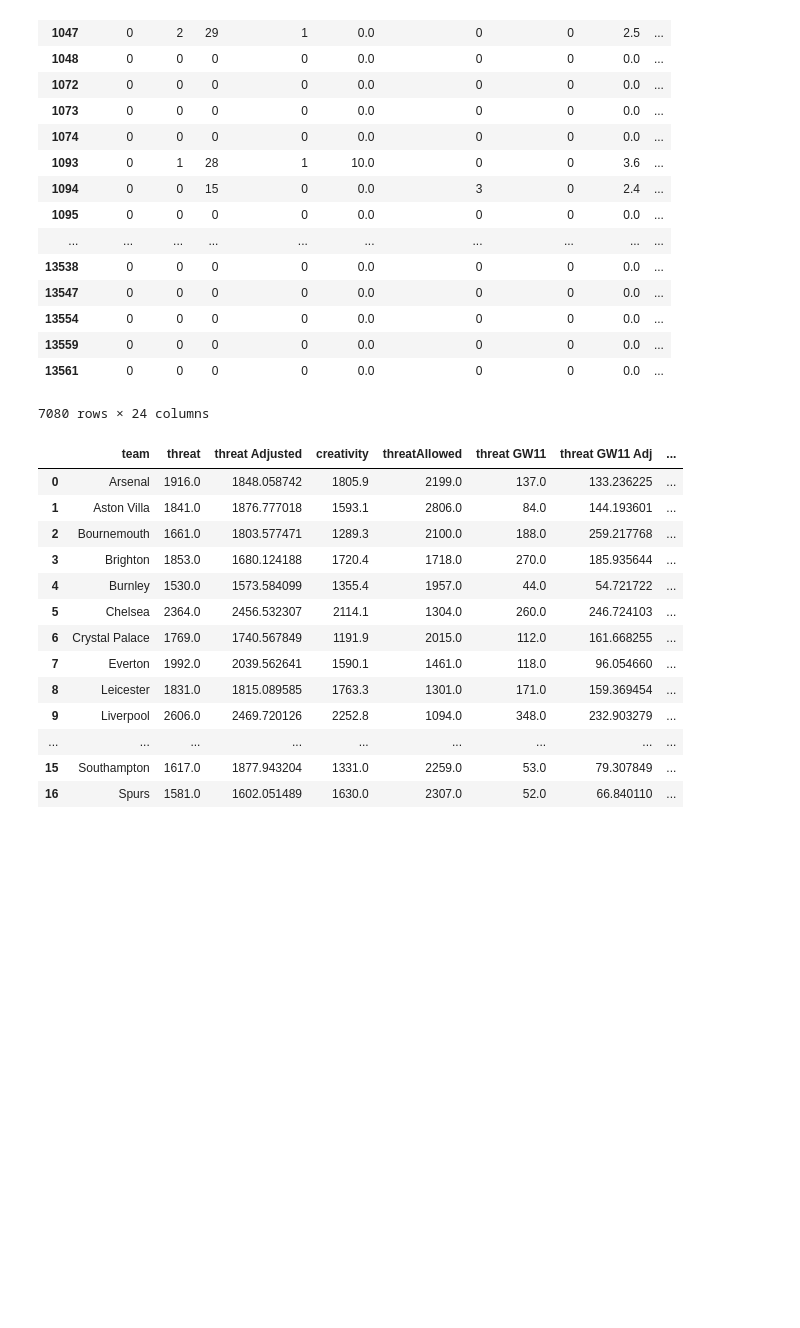
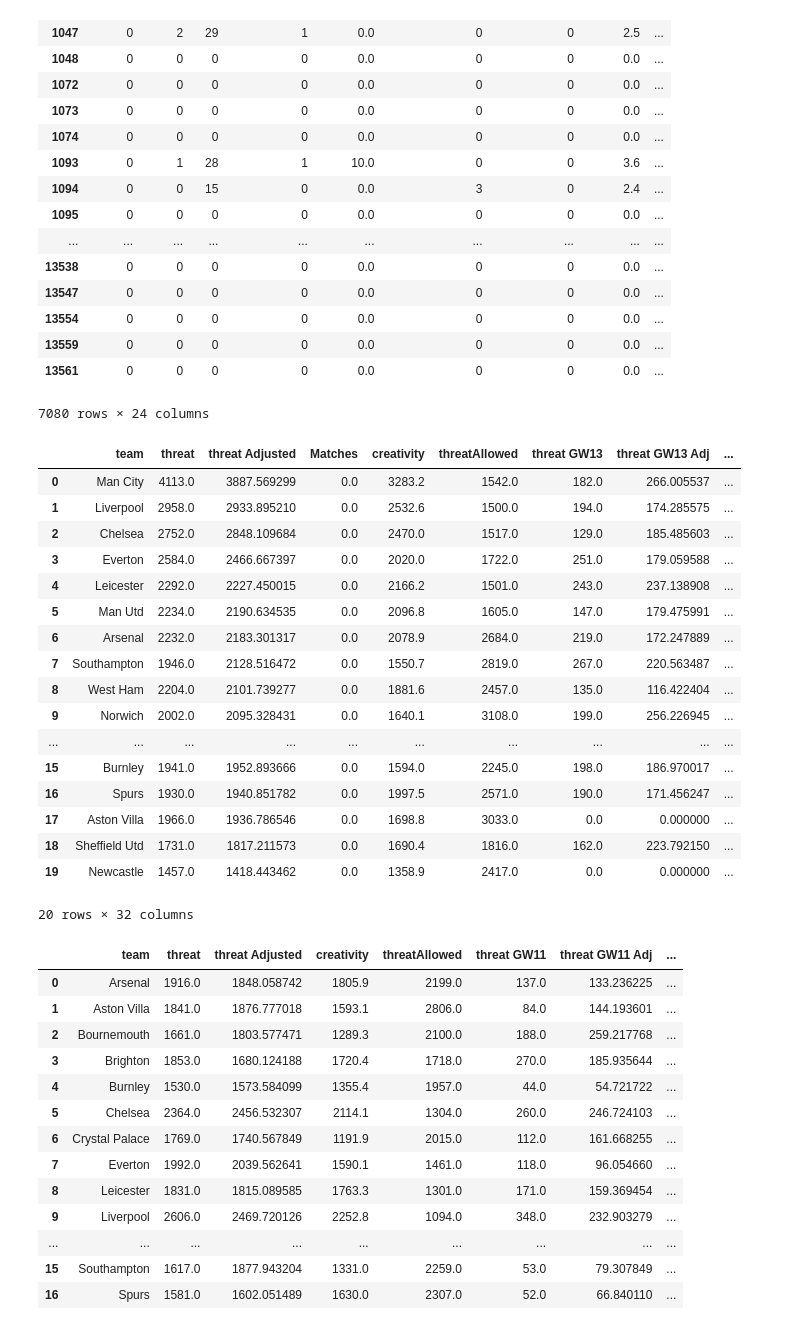
Before and after one commit to sminata/tikeve.github.io, a Jupyter notebook: brr.ipynb, the cells around one changed output. Drawn from its saved outputs; the diff is of its cells as text; code cells hidden in the pictures; blank space fills up the shorter version.

```diff
--- a/brr.ipynb
+++ b/brr.ipynb
@@ -125,13 +125,13 @@ def toint(a):
 
 #Figuring out ended lastGameweek   lastGW
 
-if Fixtures.at[1,'started'] == False:
+if Fixtures.at[1,'minutes'] != 90:
     lastGW = 0
-elif Fixtures.at[len(Fixtures)-1,'started'] == True:
+elif Fixtures.at[len(Fixtures)-1,'minutes'] == 90:
     lastGW = Fixtures.at[len(Fixtures)-1,'event']
 else:
     for i in range(1,len(Fixtures)):
-        if Fixtures.at[i,'started']==False:
+        if Fixtures.at[i,'minutes'] != 90:
             lastGW = Fixtures.at[i-1,'event']
             break
 lastGW = int(lastGW)
@@ -145,6 +145,7 @@ TableTeams['team'] = pd.DataFrame(list(teams.values()))
 
 TableTeams['threat'] = [Gameweeks[Gameweeks['team']==i]['threat'].sum() for i in range(1,21)]
 TableTeams['threat Adjusted'] = np.zeros(len(TableTeams))
+TableTeams['Matches'] = np.zeros(len(TableTeams))
 TableTeams['creativity'] = [Gameweeks[Gameweeks['team']==i]['creativity'].sum() for i in range(1,21)]
 TableTeams['threatAllowed'] = [Gameweeks[Gameweeks['teamAgainst']==i]['threat'].sum() for i in range(1,21)]
 
@@ -166,40 +167,61 @@ TablePlayers['creativity'] = [Gameweeks[Gameweeks['id']==TablePlayers.iloc[i,0]]
 for j in range(lastGW,0,-1):
     TableTeams['threat GW'+str(j)] = [Gameweeks[(Gameweeks['team']==i)&(Gameweeks['gameweek']==j)]['threat'].sum() \
                                       for i in range(1,team_number+1)]
-    TablePlayers['threat GW'+str(j)] = [Gameweeks[(Gameweeks['id']==TablePlayers.iat[i,0])&(Gameweeks['gameweek']==j)]['threat'].sum() \
-                                      for i in range(len(TablePlayers))]
+    TablePlayers['threat GW'+str(j)] = [Gameweeks[(Gameweeks['id']==TablePlayers.iat[i,0])&(Gameweeks['gameweek']==j)] \
+                                    ['threat'].sum() \
+                                    for i in range(len(TablePlayers))]
     TableTeams['threat GW'+str(j)+' Adj'] = [TableTeams.at[i-1,'threat GW'+str(j)]*threatAllowedAv/ \
-    TableTeams.at[int(Gameweeks[(Gameweeks['team']==i)&(Gameweeks['gameweek']==j)]['teamAgainst'].mean()-1), 'threatAllowed'] \
+                TableTeams.at[int(Gameweeks[(Gameweeks['team']==i)&(Gameweeks['gameweek']==j)]['teamAgainst'].mean()-1), \
+                'threatAllowed'] \
                                              for i in range(1,team_number+1)]
 
     TablePlayers['threat GW'+str(j)+' Adj'] = [TablePlayers.at[i,'threat GW'+str(j)]*threatAllowedAv/ \
     TableTeams.at[toint(Gameweeks[(Gameweeks['id']==TablePlayers.iat[i,0])& \
                                 (Gameweeks['gameweek']==j)]['teamAgainst'].mean()-1), \
                   'threatAllowed'] for i in range(len(TablePlayers))]
 
     TableTeams['threat Adjusted'] = TableTeams['threat Adjusted'] + TableTeams['threat GW'+str(j)+' Adj']
     TablePlayers['threat Adjusted'] = TablePlayers['threat Adjusted'] + TablePlayers['threat GW'+str(j)+' Adj']
     #pd.to_numeric(TableTeams['threat GW'+str(j)+' Adj'], downcast = 'integer')
 
 
 #Запись таблиц
 
 TableTeamsToWrite = TableTeams.copy()
 del TableTeamsToWrite['id']
 TableTeamsToWrite.sort_values('threat Adjusted', ascending = False, inplace = True)
 TableTeamsToWrite = TableTeamsToWrite.reset_index(drop = True)
 TableTeamsToWrite.to_excel('TableTeams.xlsx')
 
 TablePlayersToWrite = TablePlayers.copy()
 del TablePlayersToWrite['id']
 TablePlayersToWrite.sort_values('threat Adjusted', ascending = False, inplace = True)
 TablePlayersToWrite = TablePlayersToWrite.reset_index(drop = True)
 TablePlayersToWrite.to_excel('TablePlayers.xlsx')
 
 
 
 Gameweeks[Gameweeks['team']==5]['threat'].sum()
-TablePlayersToWrite
+TableTeamsToWrite
+# %% [output]
+|  | team | threat | threat Adjusted | Matches | creativity | threatAllowed | threat GW13 | threat GW13 Adj | ... |
+| 0 | Man City | 4113.0 | 3887.569299 | 0.0 | 3283.2 | 1542.0 | 182.0 | 266.005537 | ... |
+| 1 | Liverpool | 2958.0 | 2933.895210 | 0.0 | 2532.6 | 1500.0 | 194.0 | 174.285575 | ... |
+| 2 | Chelsea | 2752.0 | 2848.109684 | 0.0 | 2470.0 | 1517.0 | 129.0 | 185.485603 | ... |
+| 3 | Everton | 2584.0 | 2466.667397 | 0.0 | 2020.0 | 1722.0 | 251.0 | 179.059588 | ... |
+| 4 | Leicester | 2292.0 | 2227.450015 | 0.0 | 2166.2 | 1501.0 | 243.0 | 237.138908 | ... |
+| 5 | Man Utd | 2234.0 | 2190.634535 | 0.0 | 2096.8 | 1605.0 | 147.0 | 179.475991 | ... |
+| 6 | Arsenal | 2232.0 | 2183.301317 | 0.0 | 2078.9 | 2684.0 | 219.0 | 172.247889 | ... |
+| 7 | Southampton | 1946.0 | 2128.516472 | 0.0 | 1550.7 | 2819.0 | 267.0 | 220.563487 | ... |
+| 8 | West Ham | 2204.0 | 2101.739277 | 0.0 | 1881.6 | 2457.0 | 135.0 | 116.422404 | ... |
+| 9 | Norwich | 2002.0 | 2095.328431 | 0.0 | 1640.1 | 3108.0 | 199.0 | 256.226945 | ... |
+| ... | ... | ... | ... | ... | ... | ... | ... | ... | ... |
+| 15 | Burnley | 1941.0 | 1952.893666 | 0.0 | 1594.0 | 2245.0 | 198.0 | 186.970017 | ... |
+| 16 | Spurs | 1930.0 | 1940.851782 | 0.0 | 1997.5 | 2571.0 | 190.0 | 171.456247 | ... |
+| 17 | Aston Villa | 1966.0 | 1936.786546 | 0.0 | 1698.8 | 3033.0 | 0.0 | 0.000000 | ... |
+| 18 | Sheffield Utd | 1731.0 | 1817.211573 | 0.0 | 1690.4 | 1816.0 | 162.0 | 223.792150 | ... |
+| 19 | Newcastle | 1457.0 | 1418.443462 | 0.0 | 1358.9 | 2417.0 | 0.0 | 0.000000 | ... |
+20 rows × 32 columns
 # %%
 #Figuring out ended lastGameweek   lastGW
 if Fixtures.at[1,'started'] == False:
```
Also changed, not shown: 5 other files.
